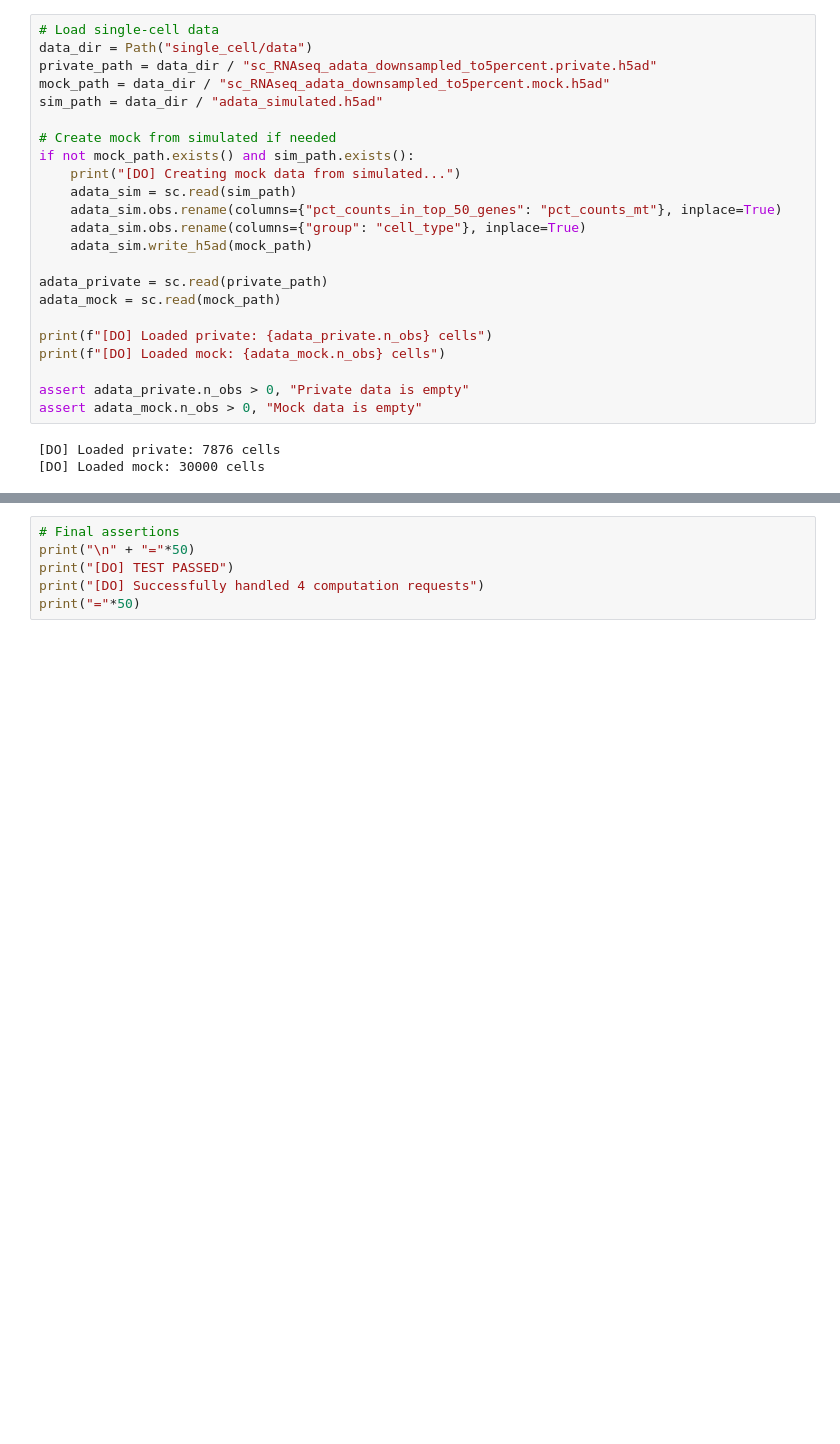
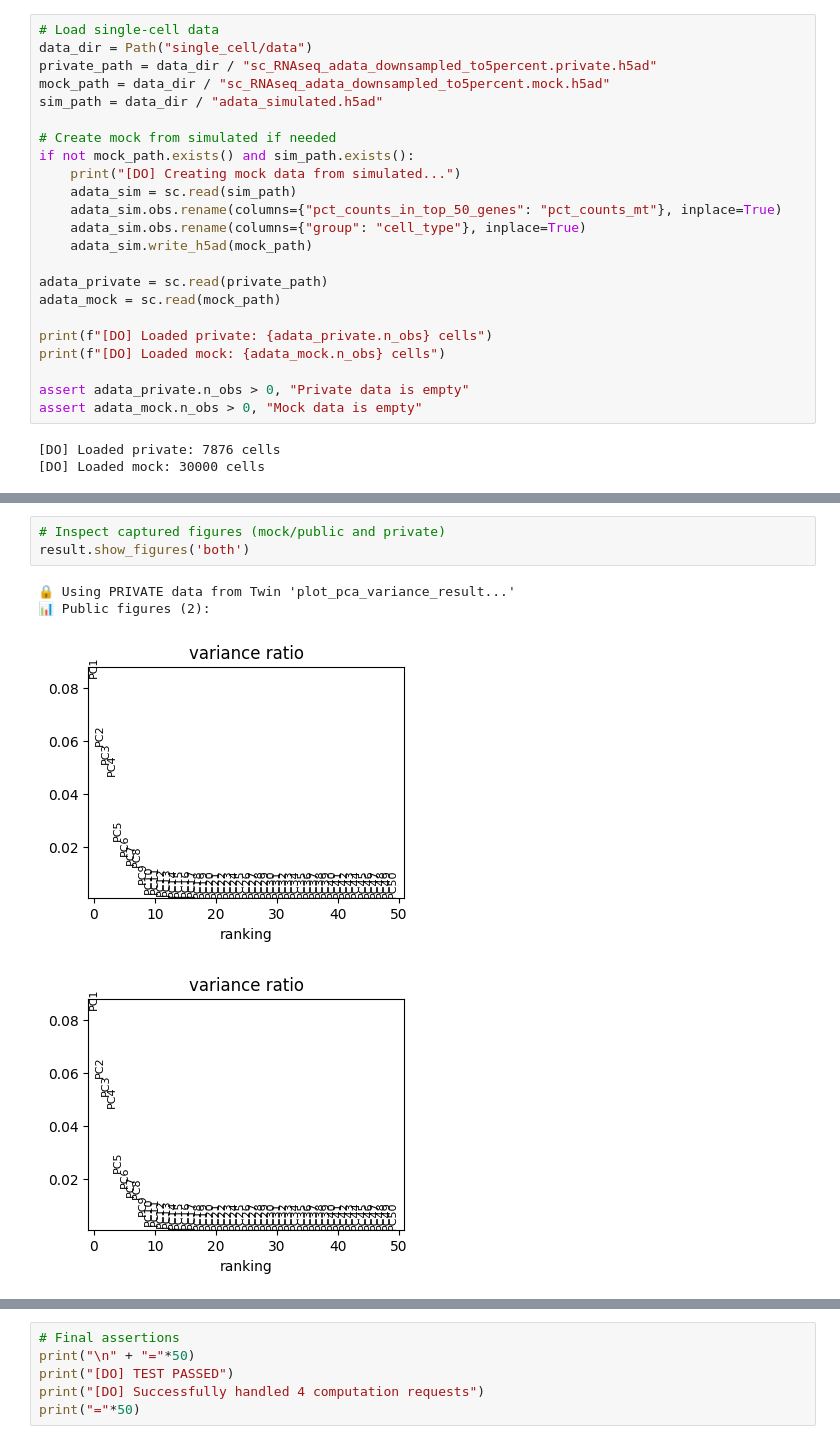
Before and after one commit to OpenMined/biovault-beaver, a Jupyter notebook: notebooks/sc_test_do.ipynb, the cells around one changed output, grey strips where cells are left out. Cells and saved outputs as stored; diff of their text form; blank space fills up the shorter version.

```diff
--- a/notebooks/sc_test_do.ipynb
+++ b/notebooks/sc_test_do.ipynb
@@ -354,5 +327,13 @@ print("[DO] ✓ Request 3 complete")
 💡 They can load it with: bv.inbox()['plot_pca_variance_result'].load()
 [DO] ✓ Request 3 complete
+# %%
+# Inspect captured figures (mock/public and private)
+result.show_figures('both')
+# %% [output]
+🔒 Using PRIVATE data from Twin 'plot_pca_variance_result...'
+📊 Public figures (2):
+[figure, added]
+[figure, added]
 # %%
 # Request 4: UMAP
 print("[DO] Waiting for request 4/4 (umap)...")
```
Also changed, not shown: parts of 23 cells of this notebook, 3 other files.
